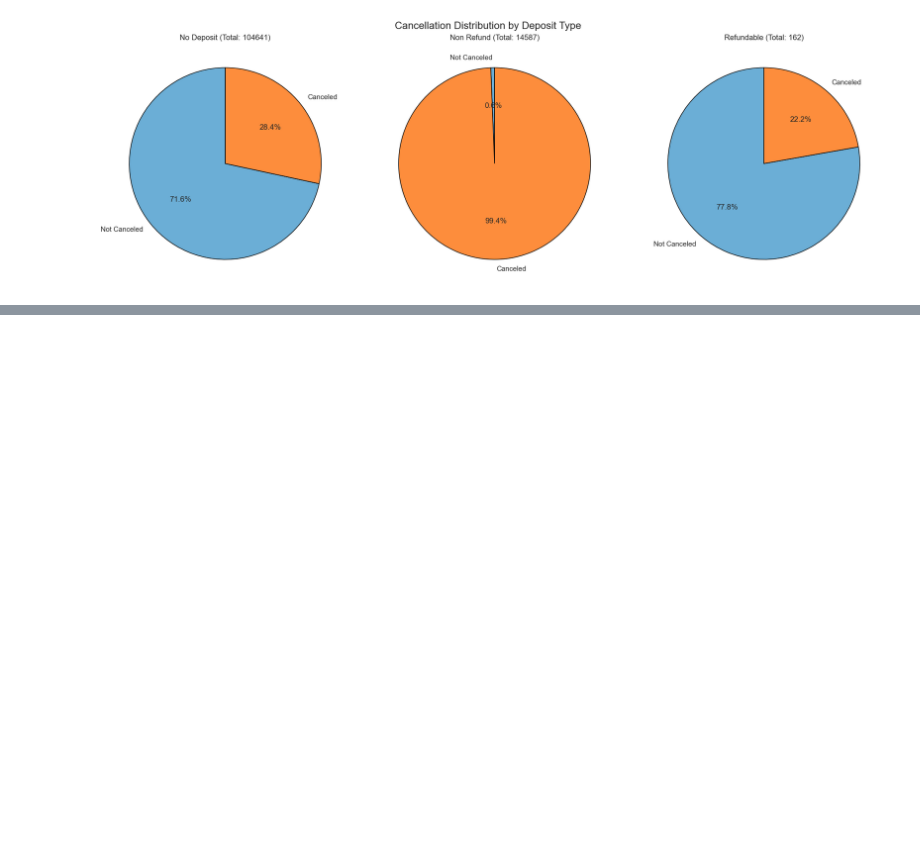
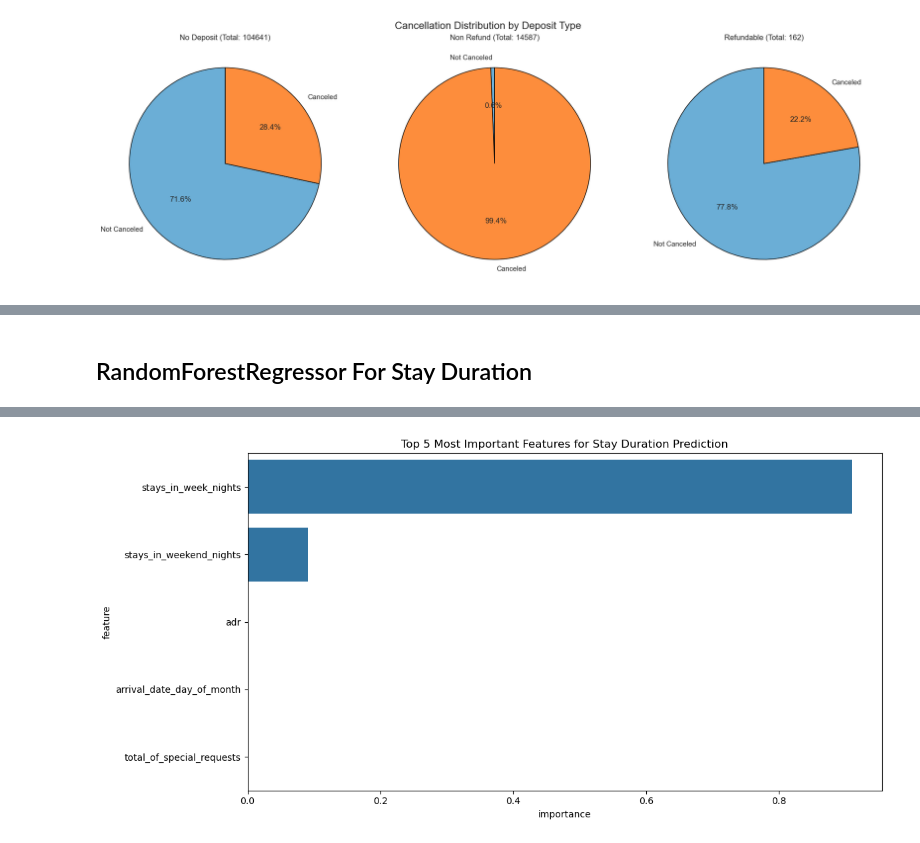
Before and after one commit to asif-mursalin/Data-mining-project, a Jupyter notebook: Project.ipynb, the cells around one changed output, grey strips where cells are left out. Saved outputs shown, nothing was run; the diff lists cells and outputs as text; code cells hidden in the pictures; blank space fills up the shorter version.

```diff
--- a/Project.ipynb
+++ b/Project.ipynb
@@ -2242,0 +2360,74 @@ plt.show()
+# %% [markdown]
+## RandomForestRegressor For Stay Duration
+# %%
+import pandas as pd
+import numpy as np
+from sklearn.model_selection import train_test_split
+from sklearn.ensemble import RandomForestRegressor
+from sklearn.metrics import mean_squared_error, r2_score
+import matplotlib.pyplot as plt
+import seaborn as sns
+
+def prepare_data(df):
+    # Create total nights column
+    df['total_nights'] = df['stays_in_weekend_nights'] + df['stays_in_week_nights']
+
+    # Drop unnecessary columns
+    cols_to_drop = ['reservation_status', 'reservation_status_date', 'MO_YR']
+    X = df.drop(columns=cols_to_drop + ['total_nights'])
+    y = df['total_nights']
+
+    # Encode categorical variables
+    categorical_cols = ['hotel', 'arrival_date_month', 'meal', 'country', 'market_segment',
+                       'distribution_channel', 'reserved_room_type', 'assigned_room_type',
+                       'deposit_type', 'customer_type', 'agent']
+
+    for col in categorical_cols:
+        X[col] = pd.Categorical(X[col]).codes
+
+    return X, y
+
+def train_model_and_analyze(X, y):
+    # Split data
+    X_train, X_test, y_train, y_test = train_test_split(X, y, test_size=0.2, random_state=42)
+
+    # Train model
+    rf = RandomForestRegressor(n_estimators=100, random_state=42)
+    rf.fit(X_train, y_train)
+
+    # Get predictions
+    y_pred = rf.predict(X_test)
+
+    # Calculate metrics
+    mse = mean_squared_error(y_test, y_pred)
+    r2 = r2_score(y_test, y_pred)
+
+    # Get feature importance
+    importance = pd.DataFrame({
+        'feature': X.columns,
+        'importance': rf.feature_importances_
+    }).sort_values('importance', ascending=False)
+
+    return importance, mse, r2, rf
+
+def plot_feature_importance(importance):
+    plt.figure(figsize=(12, 6))
+    sns.barplot(x='importance', y='feature', data=importance.head(5))
+    plt.title('Top 5 Most Important Features for Stay Duration Prediction')
+    plt.tight_layout()
+    plt.show()
+
+# Prepare data and train model
+X, y = prepare_data(df)
+importance, mse, r2, rf = train_model_and_analyze(X, y)
+
+# Print results
+print("\nTop 5 Most Important Features:")
+print(importance.head(5))
+print(f"\nModel Performance:")
+print(f"Mean Squared Error: {mse:.2f}")
+print(f"R-squared Score: {r2:.2f}")
+
+# Plot feature importance
+plot_feature_importance(importance)
+# %% [output]
@@ -2242,0 +2445 @@ plt.show()
+[figure, added]
```
Also changed, not shown: parts of 5 cells of this notebook.
